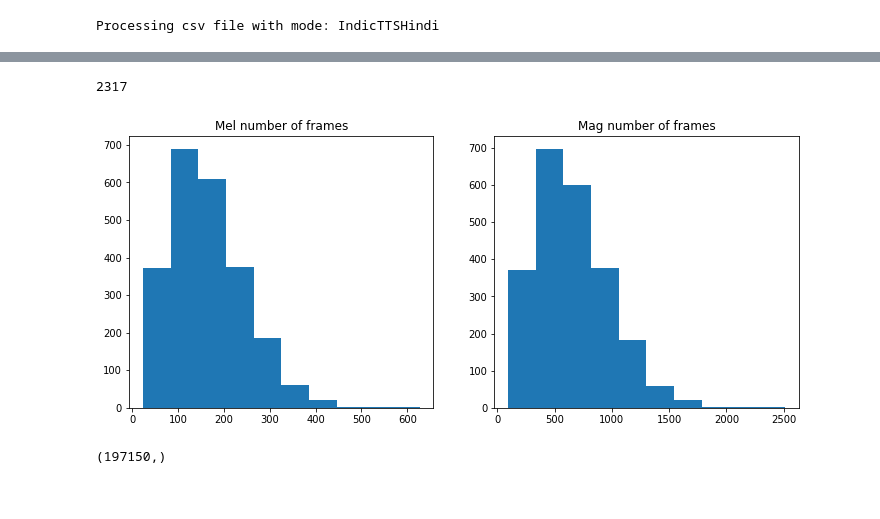
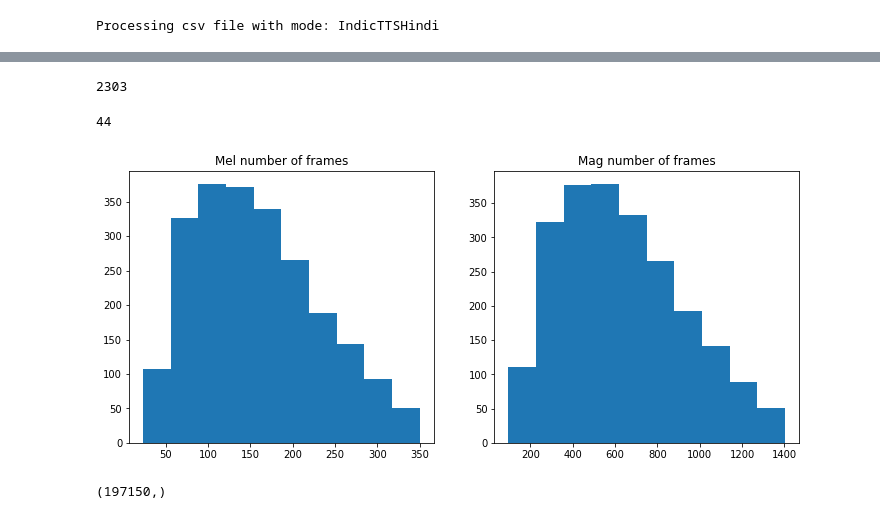
Before and after one commit to akashmjn/cs224n-gpu-that-talks, a Jupyter notebook: notebooks/Data-processing.ipynb, the cells around one changed output, grey strips where cells are left out. Drawn from its saved outputs; the diff is of its cells as text; code cells hidden in the pictures.

Commit message:
Added counting distrubiton of sequence lengths

```diff
--- a/notebooks/Data-processing.ipynb
+++ b/notebooks/Data-processing.ipynb
@@ -42,7 +42,8 @@ for i,(_,sentence) in enumerate(transcripts_parsed):
 # writing out to csv file
 with open(os.path.join(data_dir,'metadata.csv'),'w') as f:
     for fname,sentence in transcripts_parsed:
-        f.write("{}|{}\n".format(fname,sentence))
+        if len(sentence) <= 250: # arbitrary cutoff on length (see histograms below)
+            f.write("{}|{}\n".format(fname,sentence))
 # %% [output]
 करीब छ: माह पूर्व, पिछली गर्मियों में ही, लाजवन्ती ने अपना तन्दूर, इस कॉलोनी में, जमाया था
 पांच छ: वर्ष का बालक, जो नीली धारीदार शर्ट, और सफ़ेद हॉफ़ पैण्ट पहना है, अपने पिता का नाम, तिलक गोस्वामी बताता है, इन्क्वायरी दफ़्तर में है
@@ -99,18 +100,26 @@ for i,fname in enumerate(fnames):
     mel_length = int(mag_length//4)
     spec_lengths.append([mel_length,mag_length])
 # %% [output]
-2317
+2303
+# %%
+print(len([ mel for mel,_ in spec_lengths if mel > 350])) # number of rejected data samples
+metadata_dt = pd.read_csv(os.path.join(data_dir,'metadata.csv'),sep='|',header=None)
+metadata_dt['2'] = text_lengths
+metadata_dt['3'] = [mel for mel,mag in spec_lengths]
+metadata_dt.to_csv('../data/indic-TTS/hindi/hindi-female/metadata.csv',sep='|',index=False,header=None)
+# %% [output]
+44
 # %%
 f = plt.figure(figsize=(12,5))
 ax1 = f.add_subplot(121)
-ax1.hist([mel for mel,_ in spec_lengths])
+ax1.hist([mel for mel,_ in spec_lengths if mel <= 350])
 plt.title('Mel number of frames')
 ax2 = f.add_subplot(122)
-ax2.hist([mag for _,mag in spec_lengths])
+ax2.hist([mag for mel,mag in spec_lengths if mel <= 350])
 plt.title('Mag number of frames')
 plt.show()
 # %% [output]
-[figure, old version]
+[figure, new version]
 # %%
 y, sr = librosa.load(fnames[5],sr=params.sampling_rate)
 print(y.shape)
```
Also changed, not shown: parts of 1 cell of this notebook.
